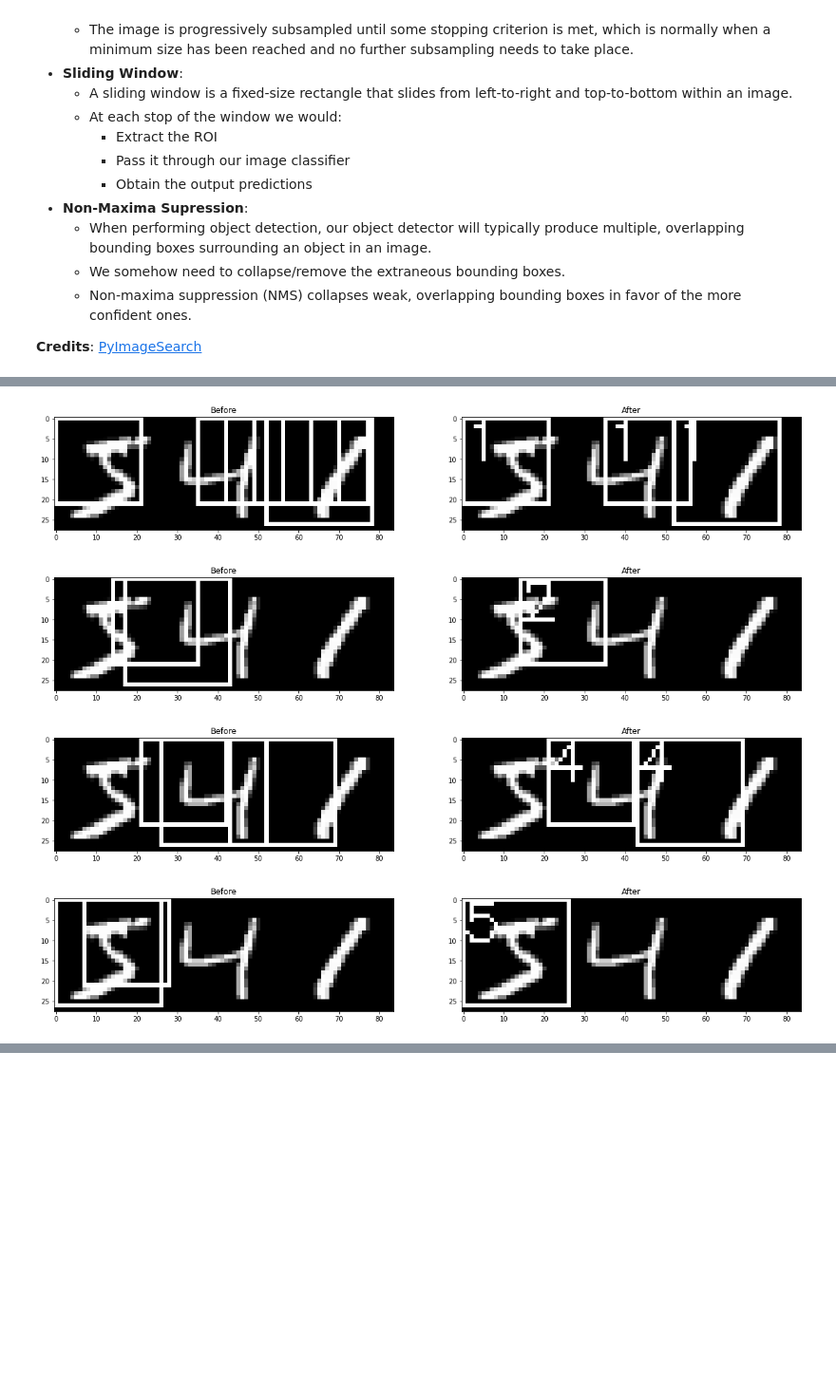
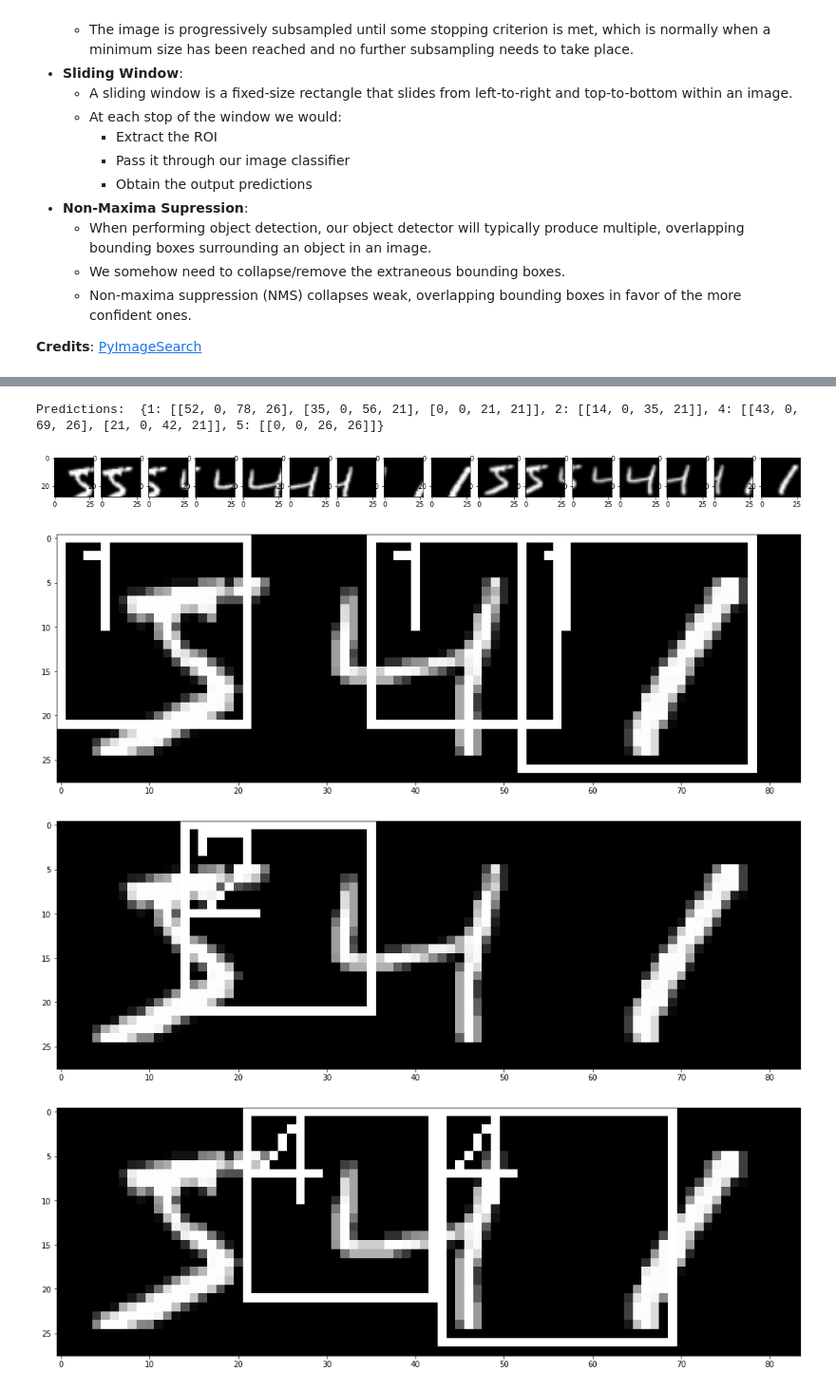
Before and after one commit to Ritvik19/Implemented-Data-Science, a Jupyter notebook: Object-Detection-Sliding-Window.ipynb, the cells around one changed output, grey strips where cells are left out. Shown at 95% size. Drawn from its saved outputs; the diff is of its cells as text; code cells hidden in the pictures; blank space fills up the shorter version.

Commit message:
Kaggle Notebook | Object Detection: Sliding Window

```diff
--- a/Object-Detection-Sliding-Window.ipynb
+++ b/Object-Detection-Sliding-Window.ipynb
@@ -63,7 +140,10 @@ def image_pyramid(image, scale=1.5, minSize=(28, 28)):
 # %%
-PYR_SCALE = 1.25
-WIN_STEP = 7
-ROI_SIZE = (21, 21)
-INPUT_SIZE = (28, 28)
-VISUALIZE = False
-MIN_CONF = 0.8
+kwargs = dict(
+    PYR_SCALE=1.25,
+    WIN_STEP=7,
+    ROI_SIZE=(21, 21),
+    INPUT_SIZE=(28, 28),
+    VISUALIZE=True,
+    MIN_CONF=0.8,
+    VIZ_ROIS=True
+)
@@ -142,26 +150,5 @@ preds
-# %%
-for label in sorted(labels.keys()):
-    clone = orig.copy()
-    fig, ax = plt.subplots(1, 2, figsize=(20, 6))
-    for (box, prob) in labels[label]:
-        (startX, startY, endX, endY) = box
-        cv2.rectangle(clone, (startX, startY), (endX, endY), (255, 255, 255), 1)
-    ax[0].imshow(clone, cmap='gray')
-    ax[0].set_title("Before")
-    clone = orig.copy()
-    boxes = np.array([p[0] for p in labels[label]])
-    proba = np.array([p[1] for p in labels[label]])
-    boxes = non_max_suppression(boxes, proba)
-
-    for (startX, startY, endX, endY) in boxes:
-        cv2.rectangle(clone, (startX, startY), (endX, endY), (255, 255, 255), 1)
-        y = startY - 10 if startY - 10 > 10 else startY + 10
-        cv2.putText(clone, str(label), (startX, y), cv2.FONT_HERSHEY_SIMPLEX, 0.45, (255, 255, 255), 1)
-
-    ax[1].imshow(clone, cmap='gray')
-    ax[1].set_title("After")
-# %% [output]
-[figure, removed]
-[figure, removed]
-[figure, removed]
-[figure, removed]
+# %%
+model = SlidingWindowObjectDetection('../input/mnist-net/mnist_net.h5', **kwargs)
+preds = model(orig)
+print("Predictions: ", preds)
+# %% [output]
@@ -167,0 +157,5 @@ for label in sorted(labels.keys()):
+Predictions:  {1: [[52, 0, 78, 26], [35, 0, 56, 21], [0, 0, 21, 21]], 2: [[14, 0, 35, 21]], 4: [[43, 0, 69, 26], [21, 0, 42, 21]], 5: [[0, 0, 26, 26]]}
+[figure, added]
+[figure, added]
+[figure, added]
+[figure, added]
```
Also changed, not shown: parts of 10 cells of this notebook.
